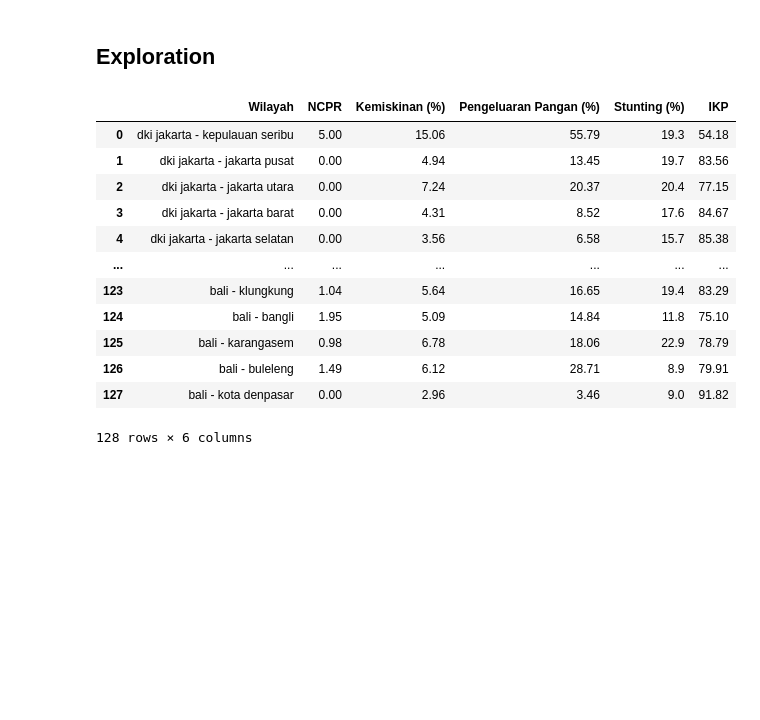
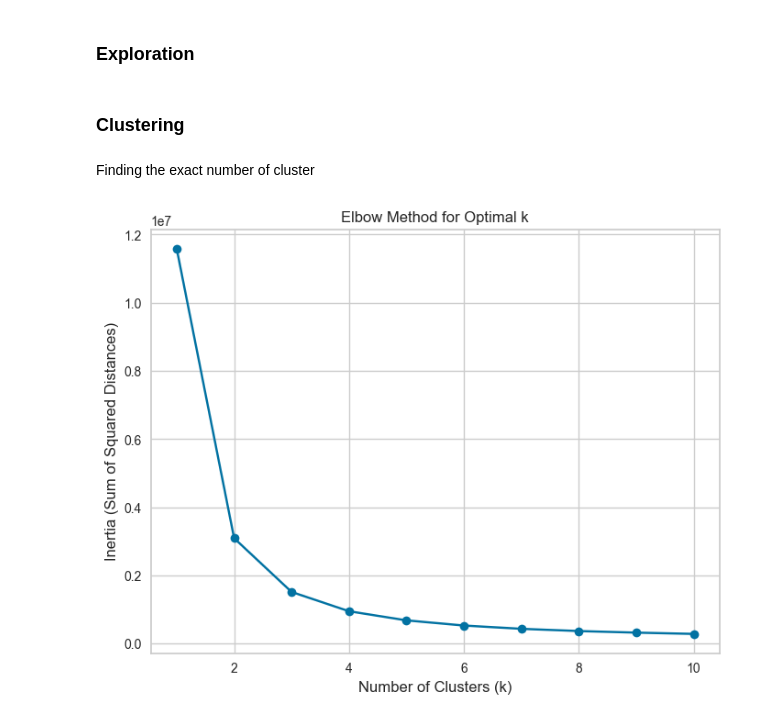
Before and after one commit to Rheyhan/PAS-JAMBORE-XIII, a Jupyter notebook: main.ipynb, the cells around one changed output. Cells and saved outputs as stored; diff of their text form; code cells hidden in the pictures; blank space fills up the shorter version.

```diff
--- a/main.ipynb
+++ b/main.ipynb
@@ -4,0 +17,3 @@ import matplotlib.pyplot as plt
+# %%
+df=pd.read_csv("data/Lengkap.csv")
+df.head()
@@ -5,19 +39,31 @@ import matplotlib.pyplot as plt
+# %%
+X=df.copy()
+label=X.pop("Wilayah")
 # %% [markdown]
-## Exploration
+### Exploration
-# %%
-df=pd.read_csv("data/Fixated.csv")
-df
-# %% [output]
-|  | Wilayah | NCPR | Kemiskinan (%) | Pengeluaran Pangan (%) | Stunting (%) | IKP |
-| 0 | dki jakarta - kepulauan seribu | 5.00 | 15.06 | 55.79 | 19.3 | 54.18 |
-| 1 | dki jakarta - jakarta pusat | 0.00 | 4.94 | 13.45 | 19.7 | 83.56 |
-| 2 | dki jakarta - jakarta utara | 0.00 | 7.24 | 20.37 | 20.4 | 77.15 |
-| 3 | dki jakarta - jakarta barat | 0.00 | 4.31 | 8.52 | 17.6 | 84.67 |
-| 4 | dki jakarta - jakarta selatan | 0.00 | 3.56 | 6.58 | 15.7 | 85.38 |
-| ... | ... | ... | ... | ... | ... | ... |
-| 123 | bali - klungkung | 1.04 | 5.64 | 16.65 | 19.4 | 83.29 |
-| 124 | bali - bangli | 1.95 | 5.09 | 14.84 | 11.8 | 75.10 |
-| 125 | bali - karangasem | 0.98 | 6.78 | 18.06 | 22.9 | 78.79 |
-| 126 | bali - buleleng | 1.49 | 6.12 | 28.71 | 8.9 | 79.91 |
-| 127 | bali - kota denpasar | 0.00 | 2.96 | 3.46 | 9.0 | 91.82 |
-128 rows × 6 columns
+# %% [markdown]
+### Clustering
+# %% [markdown]
+Finding the exact number of cluster
+# %%
+k_values = range(1, 11)
+inertia_values = []
+
+# Run k-means for each value of k and store the inertia (sum of squared distances to the closest cluster center)
+for k in k_values:
+    kmeans = KMeans(n_clusters=k, random_state=42)
+    kmeans.fit(X)
+    inertia_values.append(kmeans.inertia_)
+
+# Plot the elbow curve
+plt.figure(figsize=(8, 6))
+plt.plot(k_values, inertia_values, marker='o')
+plt.title('Elbow Method for Optimal k')
+plt.xlabel('Number of Clusters (k)')
+plt.ylabel('Inertia (Sum of Squared Distances)')
+plt.grid(True)
+plt.show()
+
+#3|4
+# %% [output]
+[figure, added]
```
Also changed, not shown: parts of 6 cells of this notebook, 6 other files.
